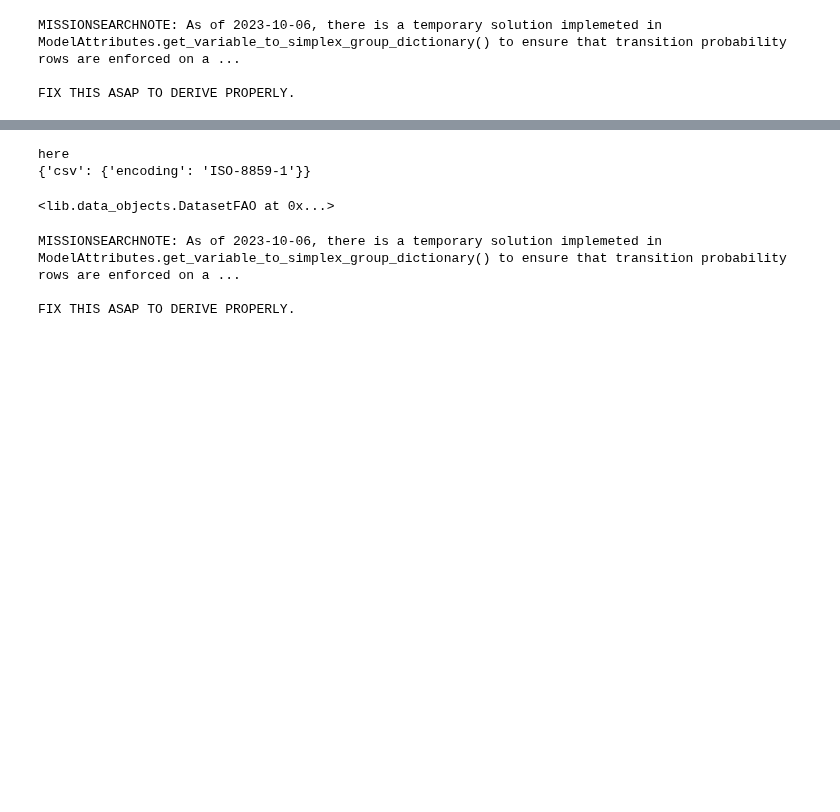
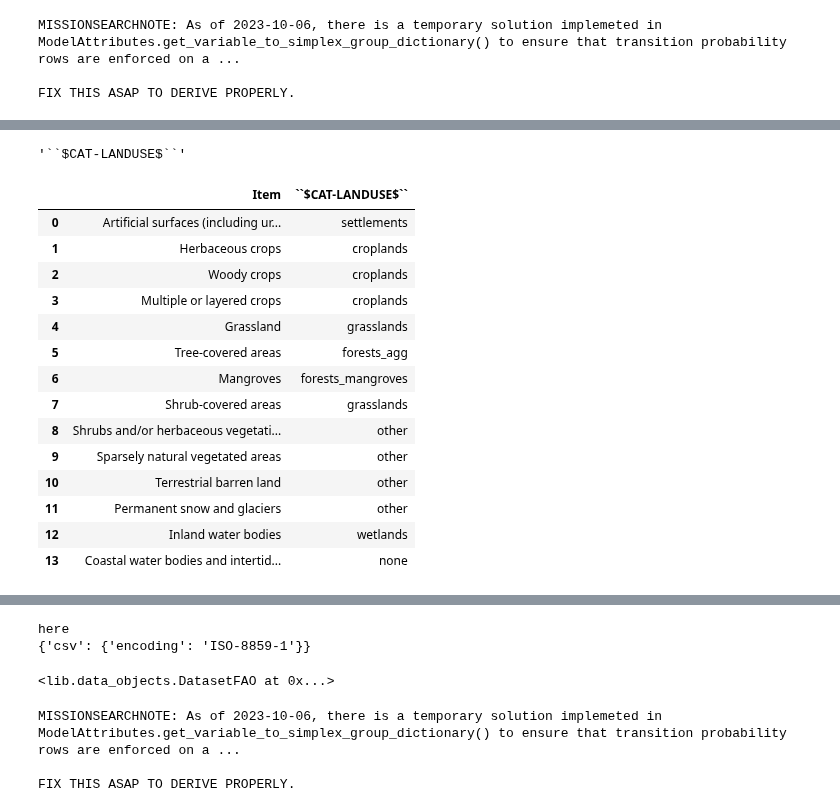
Before and after one commit to jcsyme/sisepuede, a Jupyter notebook: python/data_construct-build_fertilizer_input_data.ipynb, the cells around one changed output, grey strips where cells are left out. Saved outputs shown, nothing was run; the diff lists cells and outputs as text; code cells hidden in the pictures; blank space fills up the shorter version.

Commit message:
updated Regions class and support functions

```diff
--- a/python/data_construct-build_fertilizer_input_data.ipynb
+++ b/python/data_construct-build_fertilizer_input_data.ipynb
@@ -82,5 +82,5 @@ importlib.reload(props)
 # %%
-fp_config = "/Users/jsyme/Documents/Projects/git_jbus/sisepuede_data_pipeline/afolu/crops/config.yaml"
+fp_config = "/Users/jsyme/Documents/Projects/git_jbus/sisepuede_data_pipeline/afolu/initial_crops_and_land_use/config.yaml"
 reader = pu.InputsReader(fp_config)
 construct = dc.SISEPUEDEDataConstructs()
 # %% [output]
@@ -89,0 +293,4 @@ FIX THIS ASAP TO DERIVE PROPERLY.
+# %%
+sa.model_attributes.get_subsector_attribute("Land Use", "primary_category")
+# %% [output]
+'``$CAT-LANDUSE$``'
@@ -89,0 +312,19 @@ FIX THIS ASAP TO DERIVE PROPERLY.
+# %%
+#regions.attributes.table
+reader.fao_crosswalk_land_cover
+# %% [output]
+|  | Item | ``$CAT-LANDUSE$`` |
+| 0 | Artificial surfaces (including ur... | settlements |
+| 1 | Herbaceous crops | croplands |
+| 2 | Woody crops | croplands |
+| 3 | Multiple or layered crops | croplands |
+| 4 | Grassland | grasslands |
+| 5 | Tree-covered areas | forests_agg |
+| 6 | Mangroves | forests_mangroves |
+| 7 | Shrub-covered areas | grasslands |
+| 8 | Shrubs and/or herbaceous vegetati... | other |
+| 9 | Sparsely natural vegetated areas | other |
+| 10 | Terrestrial barren land | other |
+| 11 | Permanent snow and glaciers | other |
+| 12 | Inland water bodies | wetlands |
+| 13 | Coastal water bodies and intertid... | none |
```
Also changed, not shown: parts of 15 cells of this notebook, 4 other files.
